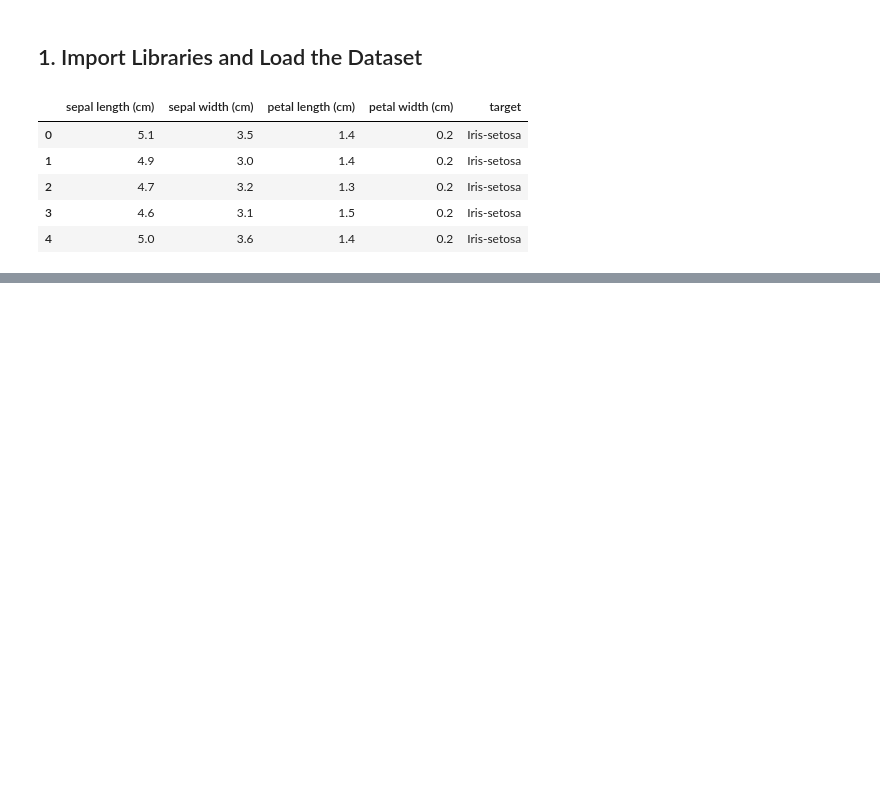
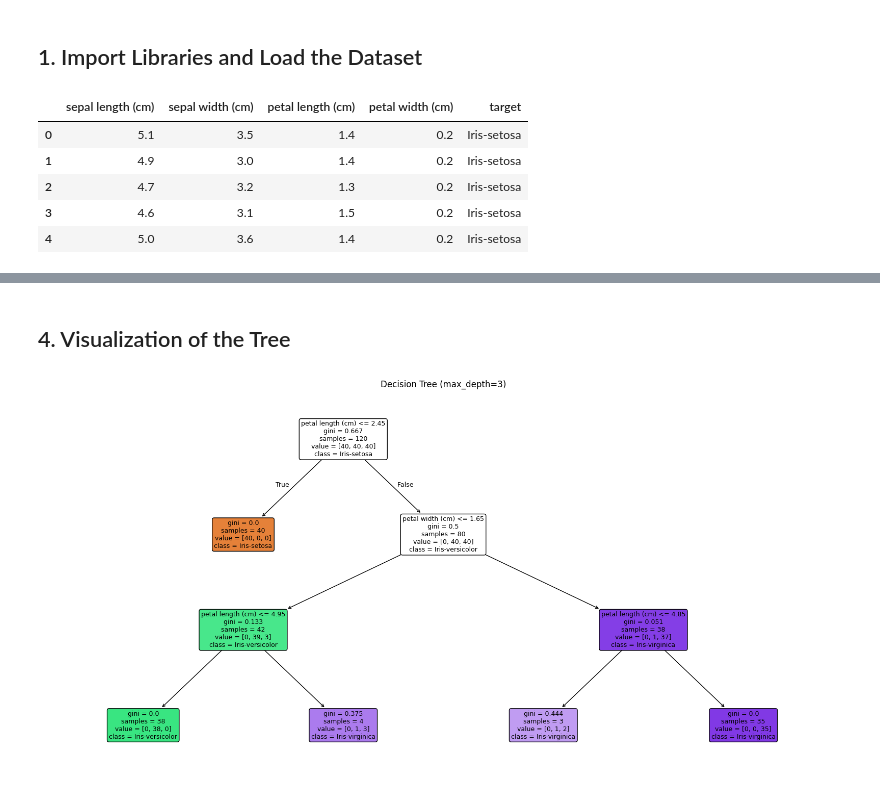
Before and after one commit to machew-b/Veda-Technology-Internship, a Jupyter notebook: day-28/decision_tree_classifier.ipynb, the cells around one changed output, grey strips where cells are left out. Drawn from its saved outputs; the diff is of its cells as text; code cells hidden in the pictures; blank space fills up the shorter version.

```diff
--- a/day-28/decision_tree_classifier.ipynb
+++ b/day-28/decision_tree_classifier.ipynb
@@ -7,18 +9,16 @@ This notebook trains a decision tree to classify Iris species and explores how c
 # %% [markdown]
 ## 1. Import Libraries and Load the Dataset
 # %%
-from pathlib import Path
-
+import pandas as pd
+import numpy as np
 import matplotlib.pyplot as plt
-import pandas as pd
-import seaborn as sns
-from sklearn.metrics import accuracy_score, classification_report, confusion_matrix
 from sklearn.model_selection import train_test_split
 from sklearn.tree import DecisionTreeClassifier, plot_tree
+from sklearn.metrics import accuracy_score, classification_report
 
 # Load the dataset
-iris = pd.read_csv("../datasets/Iris_Dataset.csv")
-iris.head()
+df = pd.read_csv("../datasets/Iris_Dataset.csv")
+df.head()
 # %% [output]
 |  | sepal length (cm) | sepal width (cm) | petal length (cm) | petal width (cm) | target |
 | 0 | 5.1 | 3.5 | 1.4 | 0.2 | Iris-setosa |
@@ -61,0 +80,17 @@ I tested several values for `max_depth` and compared training accuracy with test
+# %% [markdown]
+## 4. Visualization of the Tree
+# %%
+plt.figure(figsize=(16, 8))
+plot_tree(
+    tree_model,
+    feature_names=X.columns,
+    class_names=tree_model.classes_,
+    filled=True,
+    rounded=True,
+    fontsize=9
+)
+plt.title("Decision Tree (max_depth=3)")
+plt.tight_layout()
+plt.show()
+# %% [output]
+[figure, added]
```
Also changed, not shown: parts of 28 cells of this notebook, 1 other file.
